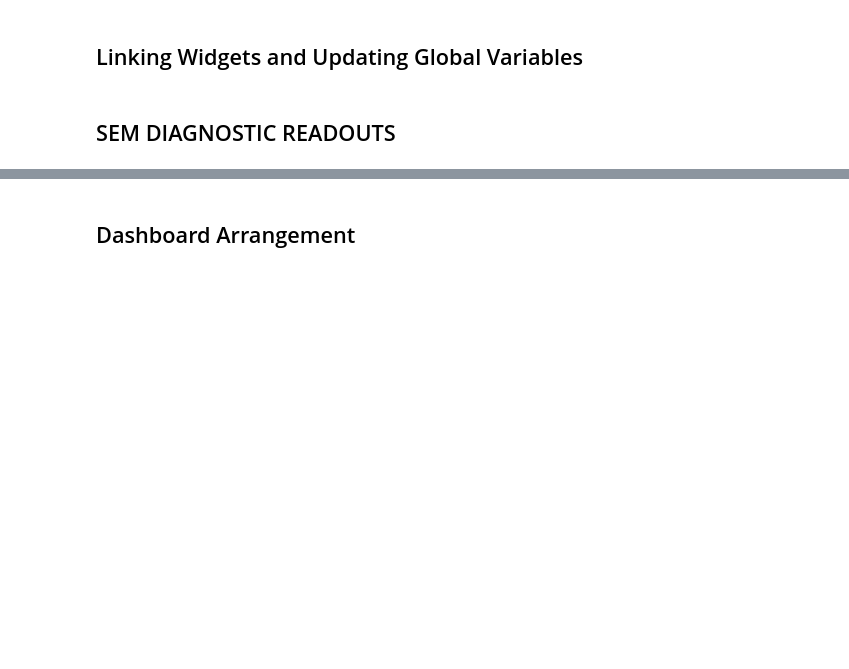
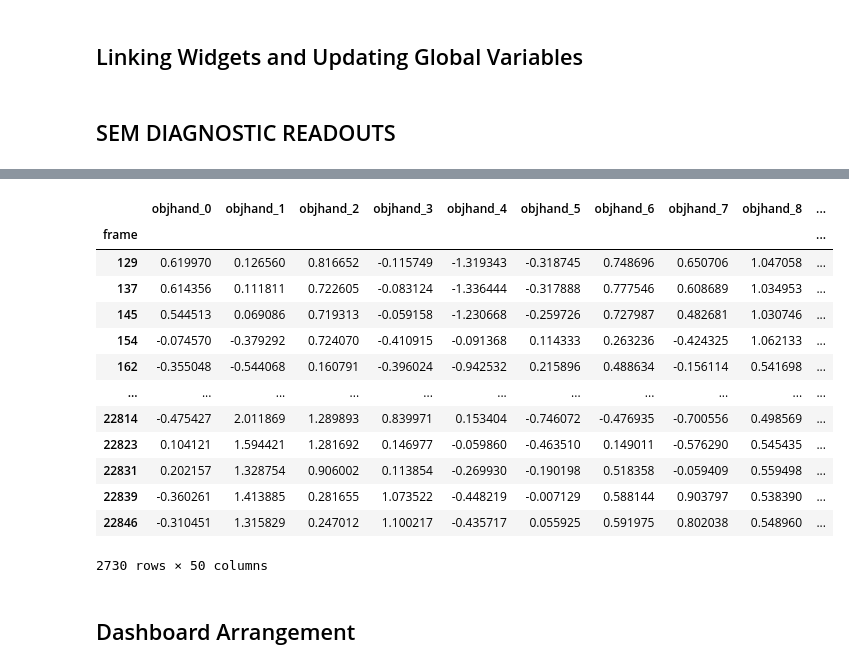
Before and after one commit to mbezdek/extended-event-modeling, a Jupyter notebook: output_tabs_viz.ipynb, the cells around one changed output, grey strips where cells are left out. Saved outputs shown, nothing was run; the diff lists cells and outputs as text; code cells hidden in the pictures; blank space fills up the shorter version.

```diff
--- a/output_tabs_viz.ipynb
+++ b/output_tabs_viz.ipynb
@@ -986,3 +1117,20 @@ Plot Histogram of Activations
+# %%
+inputdf[0].x_train_inverted[inputdf[0].objhand_post.columns]
+# %% [output]
+|  | objhand_0 | objhand_1 | objhand_2 | objhand_3 | objhand_4 | objhand_5 | objhand_6 | objhand_7 | objhand_8 | ... |
+| frame |  |  |  |  |  |  |  |  |  | ... |
+| 129 | 0.619970 | 0.126560 | 0.816652 | -0.115749 | -1.319343 | -0.318745 | 0.748696 | 0.650706 | 1.047058 | ... |
+| 137 | 0.614356 | 0.111811 | 0.722605 | -0.083124 | -1.336444 | -0.317888 | 0.777546 | 0.608689 | 1.034953 | ... |
+| 145 | 0.544513 | 0.069086 | 0.719313 | -0.059158 | -1.230668 | -0.259726 | 0.727987 | 0.482681 | 1.030746 | ... |
+| 154 | -0.074570 | -0.379292 | 0.724070 | -0.410915 | -0.091368 | 0.114333 | 0.263236 | -0.424325 | 1.062133 | ... |
+| 162 | -0.355048 | -0.544068 | 0.160791 | -0.396024 | -0.942532 | 0.215896 | 0.488634 | -0.156114 | 0.541698 | ... |
+| ... | ... | ... | ... | ... | ... | ... | ... | ... | ... | ... |
+| 22814 | -0.475427 | 2.011869 | 1.289893 | 0.839971 | 0.153404 | -0.746072 | -0.476935 | -0.700556 | 0.498569 | ... |
+| 22823 | 0.104121 | 1.594421 | 1.281692 | 0.146977 | -0.059860 | -0.463510 | 0.149011 | -0.576290 | 0.545435 | ... |
+| 22831 | 0.202157 | 1.328754 | 0.906002 | 0.113854 | -0.269930 | -0.190198 | 0.518358 | -0.059409 | 0.559498 | ... |
+| 22839 | -0.360261 | 1.413885 | 0.281655 | 1.073522 | -0.448219 | -0.007129 | 0.588144 | 0.903797 | 0.538390 | ... |
+| 22846 | -0.310451 | 1.315829 | 0.247012 | 1.100217 | -0.435717 | 0.055925 | 0.591975 | 0.802038 | 0.548960 | ... |
+2730 rows × 50 columns
 # %%
 # f'output/run_sem/{tag_select.value}/{run_select.value}_kinect_trim{tag_select.value}_gtfreqs.pkl'
 # 'output/run_sem/june_29_pca30_k0_parallel_grid_alfa1E-02_lmda1E+04/1.1.10_kinect_trimjune_29_pca30_k0_parallel_grid_alfa1E-02_lmda1E+04_gtfreqs.pkl'
```
Also changed, not shown: parts of 15 cells of this notebook, 5 other files.
